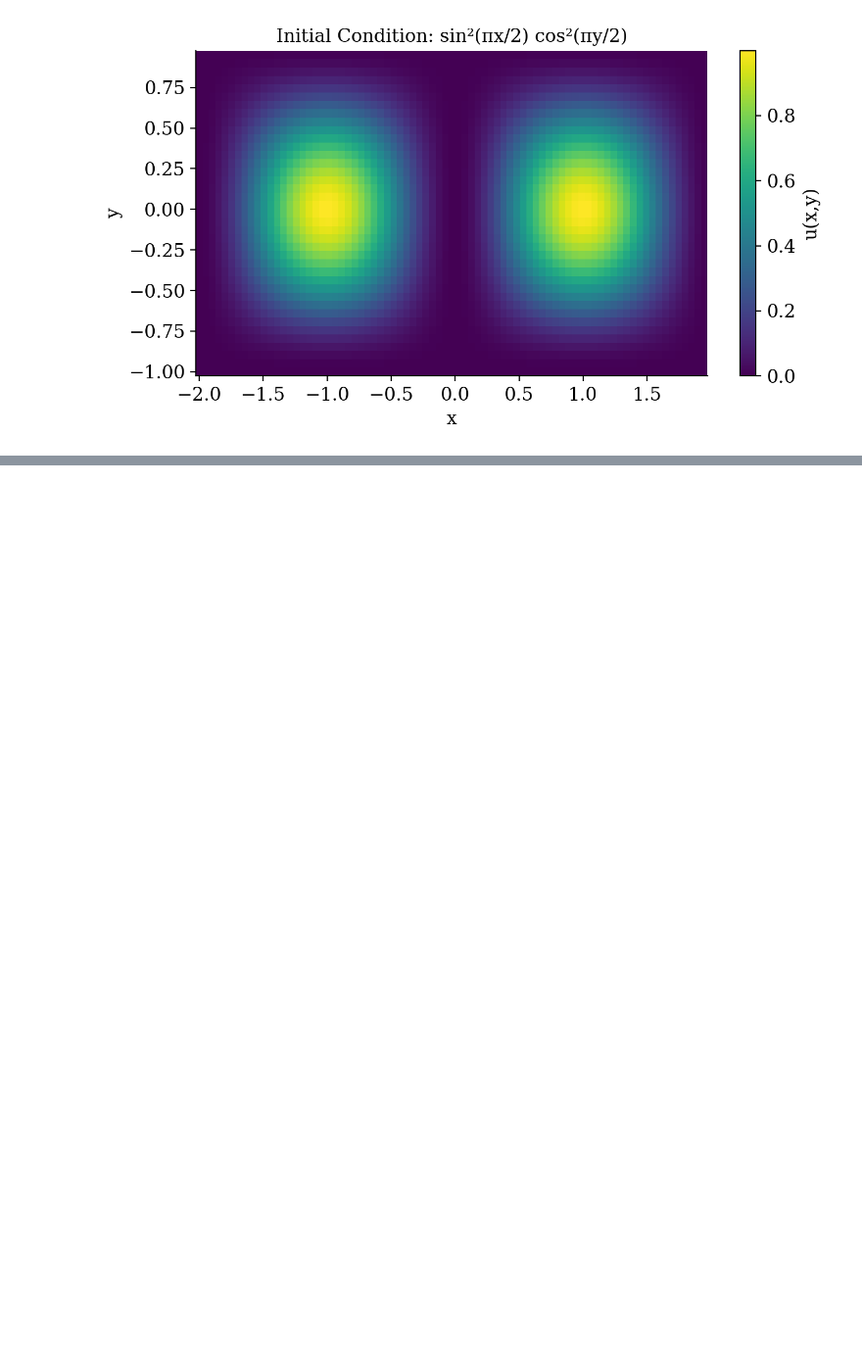
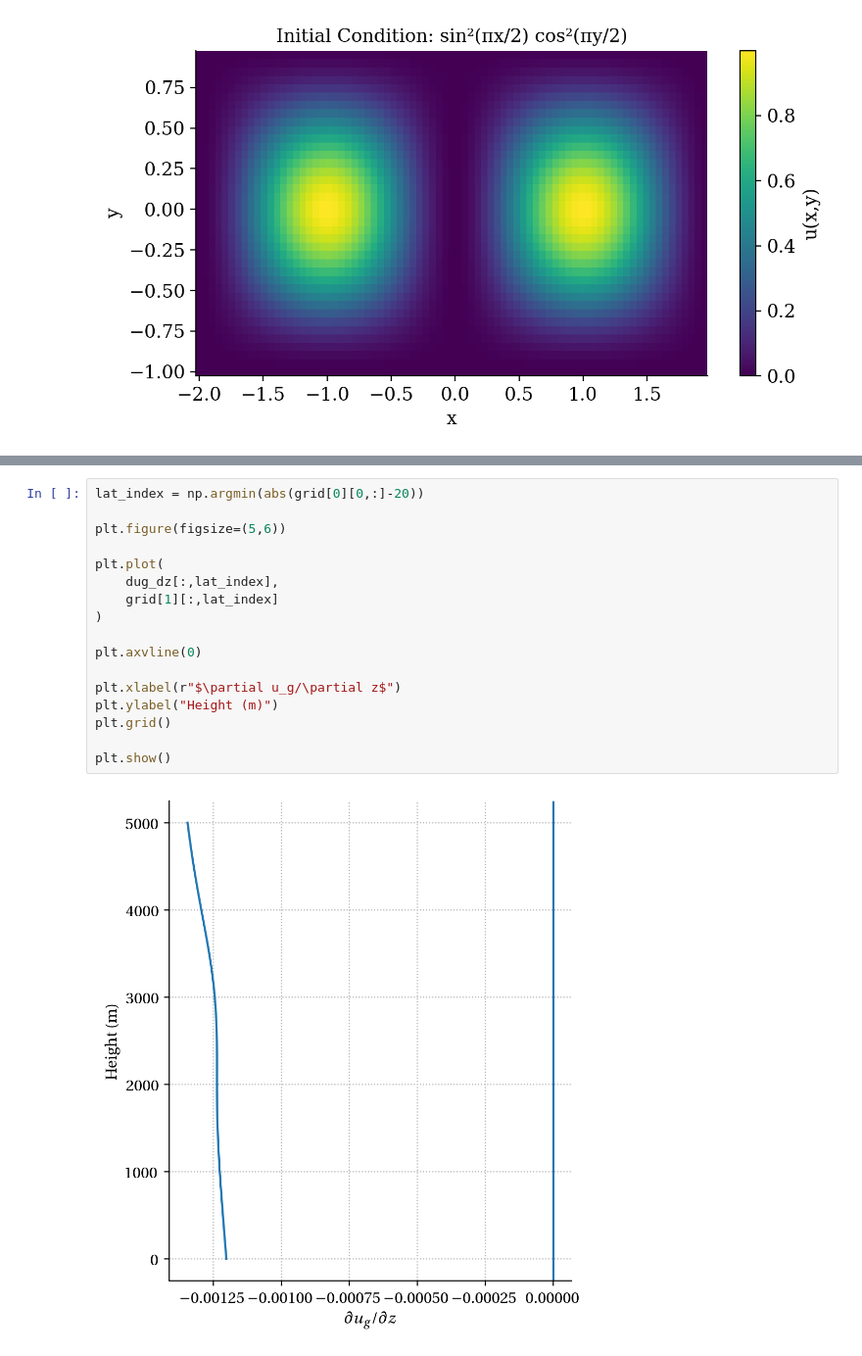
Before and after one commit to ChaPop870/63-530-Numerical-Modelling-and-Simulation-Scripts, a Jupyter notebook: src/2D-Array-Practice.ipynb, the cells around one changed output, grey strips where cells are left out. Shown at 98% size. Drawn from its saved outputs; the diff is of its cells as text; blank space fills up the shorter version.

```diff
--- a/src/2D-Array-Practice.ipynb
+++ b/src/2D-Array-Practice.ipynb
@@ -1714,0 +2185,19 @@ plt.show()
+# %%
+lat_index = np.argmin(abs(grid[0][0,:]-20))
+
+plt.figure(figsize=(5,6))
+
+plt.plot(
+    dug_dz[:,lat_index],
+    grid[1][:,lat_index]
+)
+
+plt.axvline(0)
+
+plt.xlabel(r"$\partial u_g/\partial z$")
+plt.ylabel("Height (m)")
+plt.grid()
+
+plt.show()
+# %% [output]
+[figure, added]
```
Also changed, not shown: parts of 10 cells of this notebook, 1 other file.
